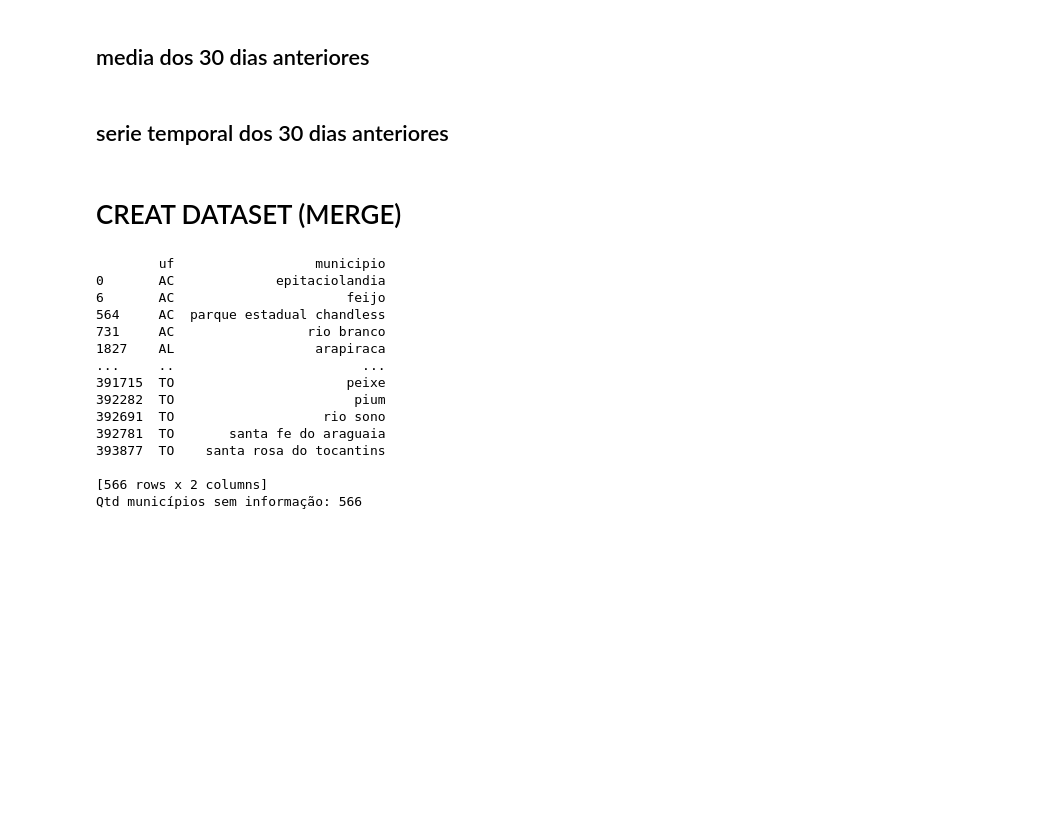
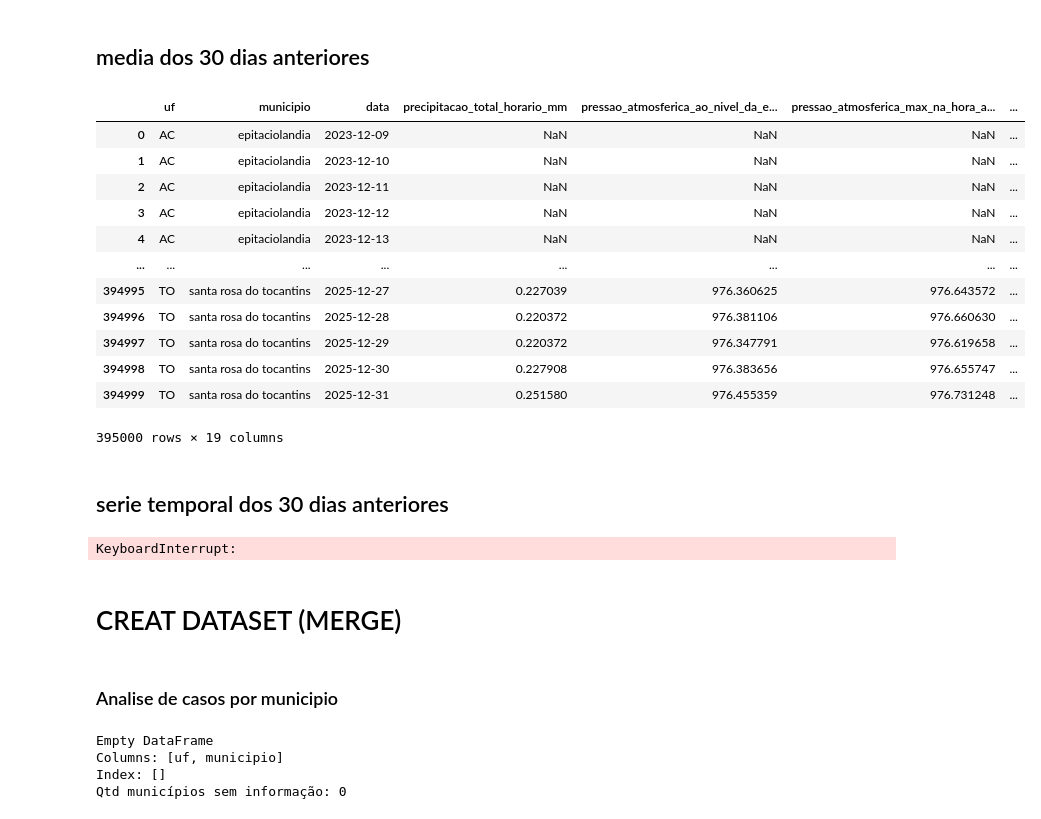
Before and after one commit to PedrocsGalindo/dengue_prediction, a Jupyter notebook: dengue_prediction/notebooks/dataset_prep.ipynb, the cells around one changed output. Cells and saved outputs as stored; diff of their text form; code cells hidden in the pictures; blank space fills up the shorter version.

```diff
--- a/dengue_prediction/notebooks/dataset_prep.ipynb
+++ b/dengue_prediction/notebooks/dataset_prep.ipynb
@@ -209,42 +209,62 @@ for year in [2023, 2024, 2025]:
         dfs_diarios.append(df)
 
 df_INMET = pd.concat(dfs_diarios, ignore_index=True)
+# Garantir ordem
+df_INMET = df_INMET.sort_values(["uf", "municipio", "data"])
 # %% [markdown]
 ## media dos 30 dias anteriores
 # %%
 id_cols = ["uf", "municipio", "data"]
 
 days_mean = df_INMET.groupby(id_cols, as_index=False).mean(numeric_only=True)
-
-days_mean = days_mean.sort_values(["uf", "municipio", "data"])
 
 num_cols = [
     col for col in days_mean.columns
     if col not in id_cols
 ]
 
 df_INMET_mean_30 = days_mean[id_cols].copy()
 
 for col in num_cols:
     # shift(1) to dont get the current day, and rolling(30) to get the mean of the last 30 days
     df_INMET_mean_30[col] = (
         days_mean
         .groupby(["uf", "municipio"])[col]
         .transform(lambda x: x.shift(1).rolling(window=30, min_periods=30).mean())
     )
+# %% [output]
+|  | uf | municipio | data | precipitacao_total_horario_mm | pressao_atmosferica_ao_nivel_da_e... | pressao_atmosferica_max_na_hora_a... | ... |
+| 0 | AC | epitaciolandia | 2023-12-09 | NaN | NaN | NaN | ... |
+| 1 | AC | epitaciolandia | 2023-12-10 | NaN | NaN | NaN | ... |
+| 2 | AC | epitaciolandia | 2023-12-11 | NaN | NaN | NaN | ... |
+| 3 | AC | epitaciolandia | 2023-12-12 | NaN | NaN | NaN | ... |
+| 4 | AC | epitaciolandia | 2023-12-13 | NaN | NaN | NaN | ... |
+| ... | ... | ... | ... | ... | ... | ... | ... |
+| 394995 | TO | santa rosa do tocantins | 2025-12-27 | 0.227039 | 976.360625 | 976.643572 | ... |
+| 394996 | TO | santa rosa do tocantins | 2025-12-28 | 0.220372 | 976.381106 | 976.660630 | ... |
+| 394997 | TO | santa rosa do tocantins | 2025-12-29 | 0.220372 | 976.347791 | 976.619658 | ... |
+| 394998 | TO | santa rosa do tocantins | 2025-12-30 | 0.227908 | 976.383656 | 976.655747 | ... |
+| 394999 | TO | santa rosa do tocantins | 2025-12-31 | 0.251580 | 976.455359 | 976.731248 | ... |
+395000 rows × 19 columns
 # %% [markdown]
 ## serie temporal dos 30 dias anteriores
+# %%
+df_INMET_last30 = df_INMET[id_cols].copy()
+
+for col in num_cols:
+    for i in range(1, 31):
+        df_INMET_last30[f"{col}_dia_{i}"] = df_INMET.groupby(["uf", "municipio"])[col].shift(i)
+
+df_INMET_last30
+# %% [output]
+KeyboardInterrupt:
 # %% [markdown]
 # CREAT DATASET (MERGE)
+# %% [markdown]
+### Analise de casos por municipio
 # %%
-df = df_INMET_mean_30.merge(
-    dengBr23,
-    on=["data", "municipio", "uf"],
-    how="left"
-)
-
 # Linhas em que não encontrou informação de dengue
-sem_dengue = df[df["casos_dengue"].isna()].copy()
+sem_dengue = dengBr23[dengBr23["casos_dengue"].isna()].copy()
 
 # Municípios sem informação de dengue em pelo menos uma data
 municipios_sem_dengue = (
@@ -256,20 +276,9 @@ municipios_sem_dengue = (
 print(municipios_sem_dengue)
 print("Qtd municípios sem informação:", municipios_sem_dengue.shape[0])
 # %% [output]
-        uf                  municipio
-0       AC             epitaciolandia
-6       AC                      feijo
-564     AC  parque estadual chandless
-731     AC                 rio branco
-1827    AL                  arapiraca
-...     ..                        ...
-391715  TO                      peixe
-392282  TO                       pium
-392691  TO                   rio sono
-392781  TO       santa fe do araguaia
-393877  TO    santa rosa do tocantins
-
-[566 rows x 2 columns]
-Qtd municípios sem informação: 566
+Empty DataFrame
+Columns: [uf, municipio]
+Index: []
+Qtd municípios sem informação: 0
 # %%
 exemplos_com_dengue_por_municipio = (
```
Also changed, not shown: parts of 6 cells of this notebook.
